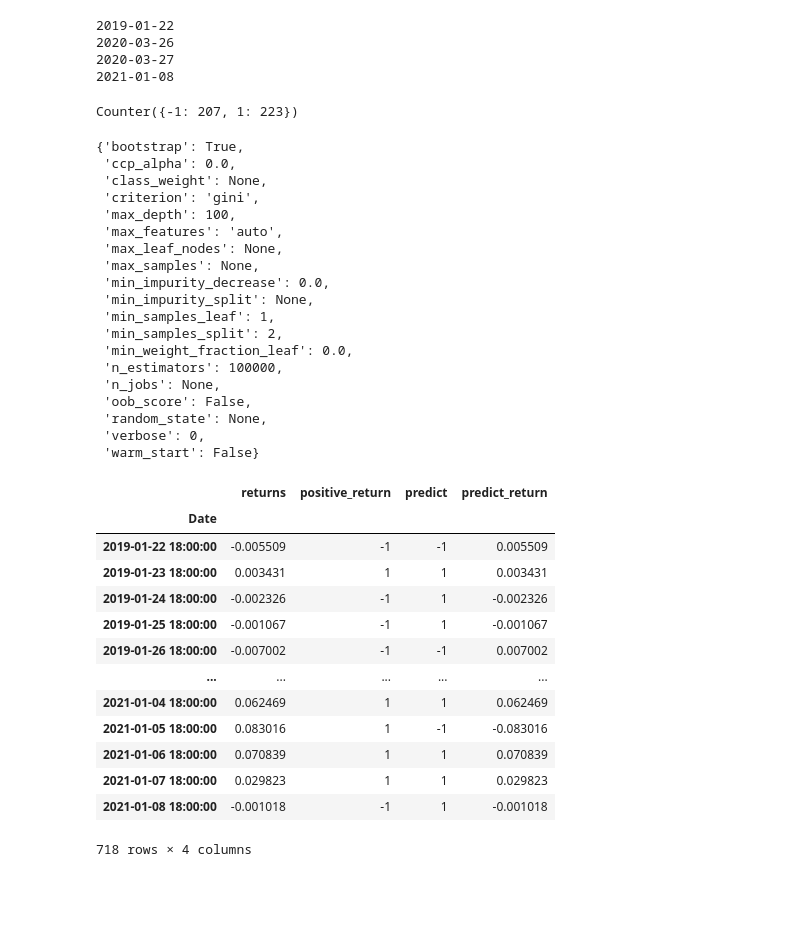
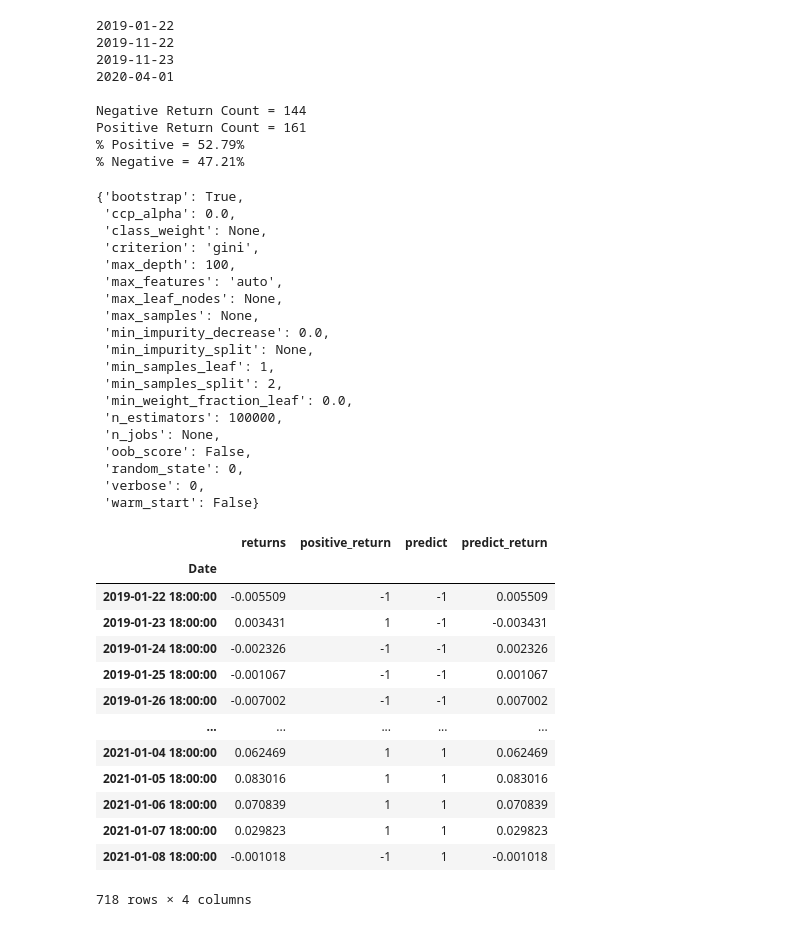
Before and after one commit to stew1922/Crypto_Bandyts, a Jupyter notebook: libs/notebooks/travis.ipynb, the cells around one changed output. Cells and saved outputs as stored; diff of their text form; code cells hidden in the pictures; blank space fills up the shorter version.

```diff
--- a/libs/notebooks/travis.ipynb
+++ b/libs/notebooks/travis.ipynb
@@ -72,5 +72,6 @@ technical_signals.head()
 technical_signals.dropna(inplace=True)
 technical_signals.drop(columns=['signal'], inplace=True)
 technical_signals['returns'] = technical_signals.close.pct_change()
+technical_signals['positive_return'] = np.where(technical_signals.returns > 0, 1, -1)
 technical_signals.tail()
 # %% [output]
@@ -87,7 +88,7 @@ x_var_list = ['ewma_x', 'macd', 'bollinger', 'rsi', 'psar', 'volume_ewma_x']
 # %%
 days_to_forecast = 1
 
-training_df = technical_signals
+training_df = technical_signals[:'2020-04-01']
 training_df[x_var_list] = training_df[x_var_list].shift(days_to_forecast)
 training_df.tail()
 # %% [output]
@@ -114,4 +114,0 @@ training_df.head()
-# %%
-# make returns binary -- above 0 == 1, equal to or below 0 == 0
-training_df['positive_return'] = np.where(training_df.returns > 0, 1, -1)
-training_df
@@ -133,5 +115,5 @@ training_df
 # %%
-training_per = 0.6
+training_per = 0.7
 
 training_start = training_df.index.min().strftime(format= '%Y-%m-%d')
 training_end = training_df.iloc[:int(len(training_df) * training_per)].index.max().strftime(format= '%Y-%m-%d')
@@ -146,13 +128,24 @@ print(testing_end)
 
 # check to see if the data is imbalanced
 from collections import Counter
-Counter(training_df['positive_return'][training_start:training_end])
+balance = Counter(training_df['positive_return'][training_start:training_end])
+positives = int(balance[1])
+negatives = int(balance[-1])
+print()
+print(f'Negative Return Count = {negatives}')
+print(f'Positive Return Count = {positives}')
+print(f'% Positive = {format(float((positives / (positives + negatives)) * 100), "0.2f")}%')
+print(f'% Negative = {format(float((negatives / (positives + negatives)) * 100), "0.2f")}%')
 # %% [output]
 2019-01-22
-2020-03-26
-2020-03-27
-2021-01-08
+2019-11-22
+2019-11-23
+2020-04-01
+
+Negative Return Count = 144
+Positive Return Count = 161
+% Positive = 52.79%
+% Negative = 47.21%
-Counter({-1: 207, 1: 223})
 # %%
 # create the test/train split
 X_train = training_df[x_var_list][training_start:training_end]
@@ -164,12 +157,10 @@ y_test = training_df.positive_return[testing_start:]
 from sklearn.ensemble import RandomForestClassifier
 from sklearn.datasets import make_classification
 # %%
-model = RandomForestClassifier(n_estimators=100000, max_features='auto', max_depth=100)
+model = RandomForestClassifier(n_estimators=100000, max_features='auto', max_depth=100, random_state=0)
 
 model.fit(X_train, y_train)
 
-predictions = model.predict(X_test)
-
 model.get_params()
 # %% [output]
 {'bootstrap': True,
@@ -188,33 +179,31 @@ model.get_params()
  'n_estimators': 100000,
  'n_jobs': None,
  'oob_score': False,
- 'random_state': None,
+ 'random_state': 0,
  'verbose': 0,
  'warm_start': False}
 # %%
-prediction = model.predict(training_df[x_var_list])
+prediction = model.predict(technical_signals[x_var_list])
 
-results = training_df[['returns', 'positive_return']]
+results = technical_signals[['returns', 'positive_return']]
 results['predict'] = prediction
 results['predict_return'] = abs(results.returns) * results.positive_return * results.predict
-
-# replace 0's with -1 in order to trigger a short
-# results['predict'].replace(0 , -1, inplace=True)
+results.dropna(subset=['returns'], inplace=True)
 
 score = model.score(X_test, y_test)
 
 results
 # %% [output]
 |  | returns | positive_return | predict | predict_return |
 | Date |  |  |  |  |
 | 2019-01-22 18:00:00 | -0.005509 | -1 | -1 | 0.005509 |
-| 2019-01-23 18:00:00 | 0.003431 | 1 | 1 | 0.003431 |
-| 2019-01-24 18:00:00 | -0.002326 | -1 | 1 | -0.002326 |
-| 2019-01-25 18:00:00 | -0.001067 | -1 | 1 | -0.001067 |
+| 2019-01-23 18:00:00 | 0.003431 | 1 | -1 | -0.003431 |
+| 2019-01-24 18:00:00 | -0.002326 | -1 | -1 | 0.002326 |
+| 2019-01-25 18:00:00 | -0.001067 | -1 | -1 | 0.001067 |
 | 2019-01-26 18:00:00 | -0.007002 | -1 | -1 | 0.007002 |
 | ... | ... | ... | ... | ... |
 | 2021-01-04 18:00:00 | 0.062469 | 1 | 1 | 0.062469 |
-| 2021-01-05 18:00:00 | 0.083016 | 1 | -1 | -0.083016 |
+| 2021-01-05 18:00:00 | 0.083016 | 1 | 1 | 0.083016 |
 | 2021-01-06 18:00:00 | 0.070839 | 1 | 1 | 0.070839 |
 | 2021-01-07 18:00:00 | 0.029823 | 1 | 1 | 0.029823 |
 | 2021-01-08 18:00:00 | -0.001018 | -1 | 1 | -0.001018 |
```
Also changed, not shown: parts of 12 cells of this notebook.
